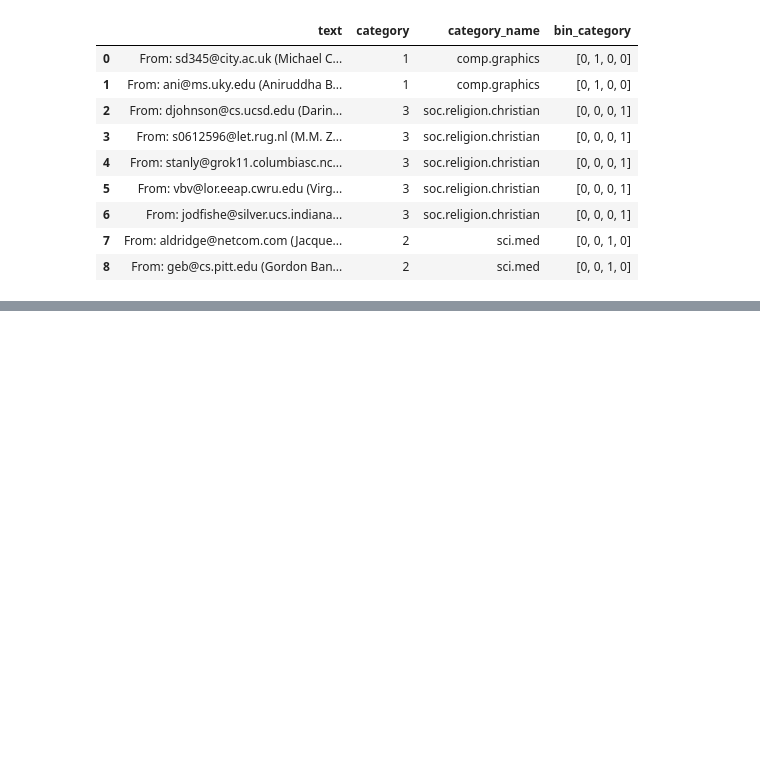
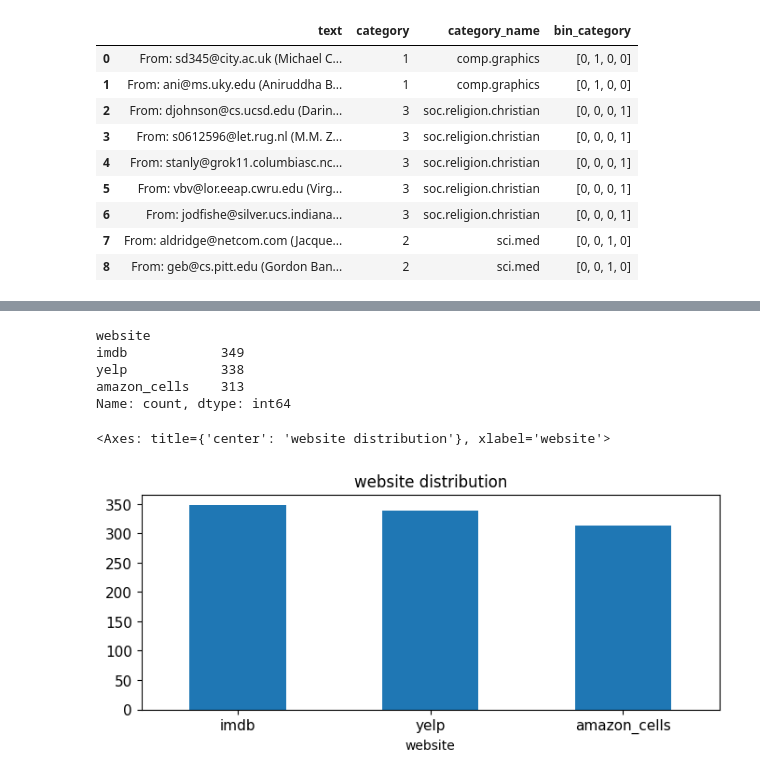
Before and after one commit to jessie1130/DM2023-Lab1-Master, a Jupyter notebook: Homework/DM2023-Lab1-Homework.ipynb, the cells around one changed output, grey strips where cells are left out. Drawn from its saved outputs; the diff is of its cells as text; code cells hidden in the pictures; blank space fills up the shorter version.

```diff
--- a/Homework/DM2023-Lab1-Homework.ipynb
+++ b/Homework/DM2023-Lab1-Homework.ipynb
@@ -389,0 +500,4 @@ X[0:9]
+# %%
+print(comment.shape)
+comment_sample = comment.sample(n=1000,random_state=30) #random state
+display(comment_sample)
@@ -389,0 +542,15 @@ X[0:9]
+# %%
+print(comment_sample.website.value_counts())
+
+# plot barchart for comment
+comment_sample.website.value_counts().plot(kind = 'bar',
+                                    title = 'website distribution',
+                                    rot = 0, fontsize = 11, figsize = (8,3))
+# %% [output]
+website
+imdb            349
+yelp            338
+amazon_cells    313
+Name: count, dtype: int64
+<Axes: title={'center': 'website distribution'}, xlabel='website'>
+[figure, added]
```
Also changed, not shown: parts of 61 cells of this notebook, 7 other files.
